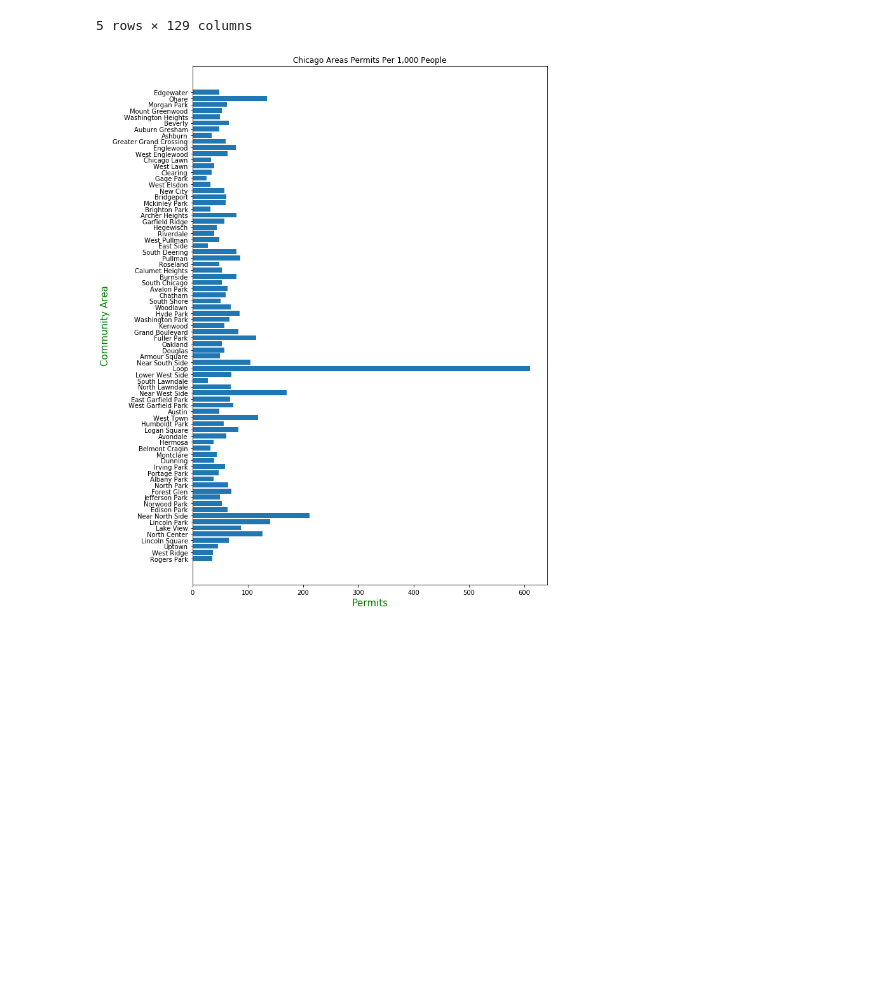
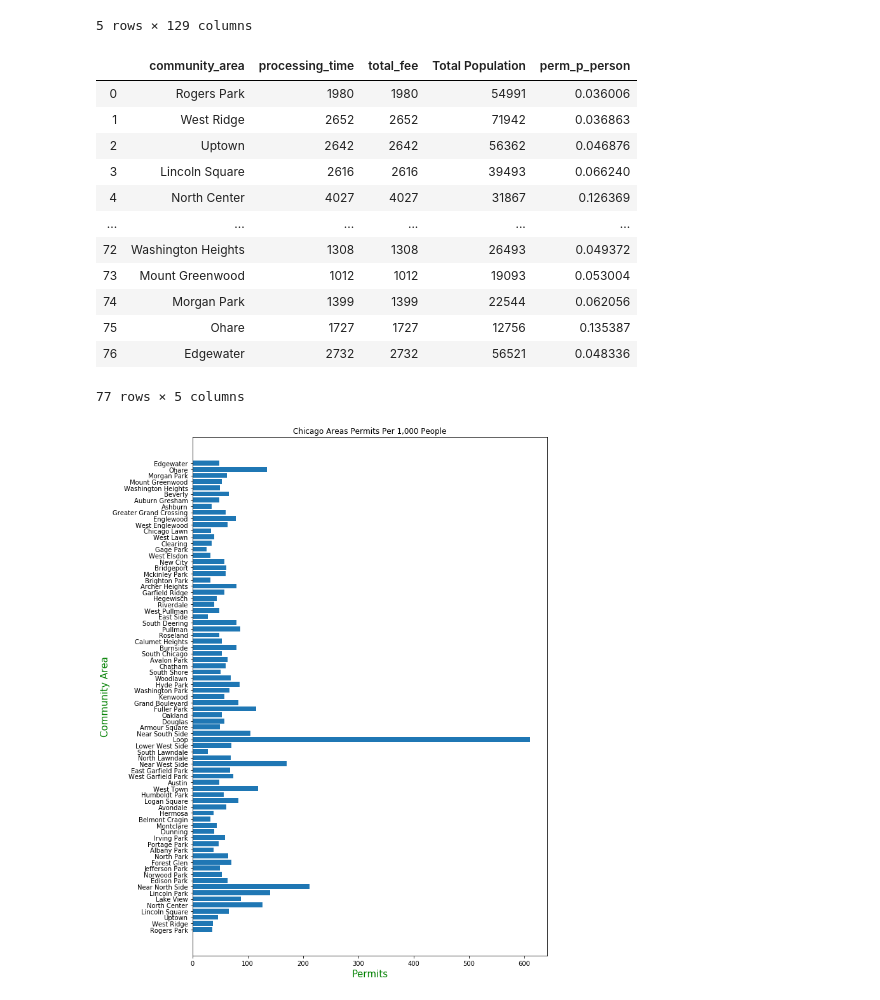
Before and after one commit to mahoneyjam/Project_1, a Jupyter notebook: data_wrangling.ipynb, the cells around one changed output. Saved outputs shown, nothing was run; the diff lists cells and outputs as text; code cells hidden in the pictures; blank space fills up the shorter version.

```diff
--- a/data_wrangling.ipynb
+++ b/data_wrangling.ipynb
@@ -393,6 +393,22 @@ com_ar_ct_df['perm_p_person']=(com_ar_ct_df['processing_time']/com_ar_ct_df['Tot
 
 # Apply community area labels
 com_ar_ct_df=com_ar_ct_df.replace({"community_area": community_areas_dict})
+# %%
+com_ar_ct_df
+# %% [output]
+|  | community_area | processing_time | total_fee | Total Population | perm_p_person |
+| 0 | Rogers Park | 1980 | 1980 | 54991 | 0.036006 |
+| 1 | West Ridge | 2652 | 2652 | 71942 | 0.036863 |
+| 2 | Uptown | 2642 | 2642 | 56362 | 0.046876 |
+| 3 | Lincoln Square | 2616 | 2616 | 39493 | 0.066240 |
+| 4 | North Center | 4027 | 4027 | 31867 | 0.126369 |
+| ... | ... | ... | ... | ... | ... |
+| 72 | Washington Heights | 1308 | 1308 | 26493 | 0.049372 |
+| 73 | Mount Greenwood | 1012 | 1012 | 19093 | 0.053004 |
+| 74 | Morgan Park | 1399 | 1399 | 22544 | 0.062056 |
+| 75 | Ohare | 1727 | 1727 | 12756 | 0.135387 |
+| 76 | Edgewater | 2732 | 2732 | 56521 | 0.048336 |
+77 rows × 5 columns
 # %%
 plt.figure(figsize=(10,15))
 areas = com_ar_ct_df['community_area']
```
Also changed, not shown: parts of 6 cells of this notebook.
